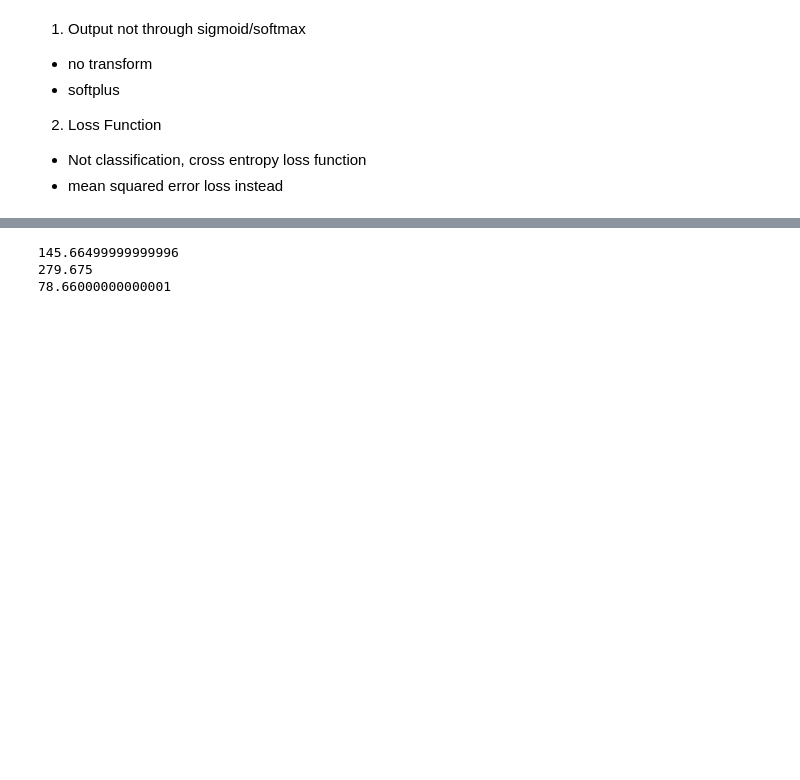
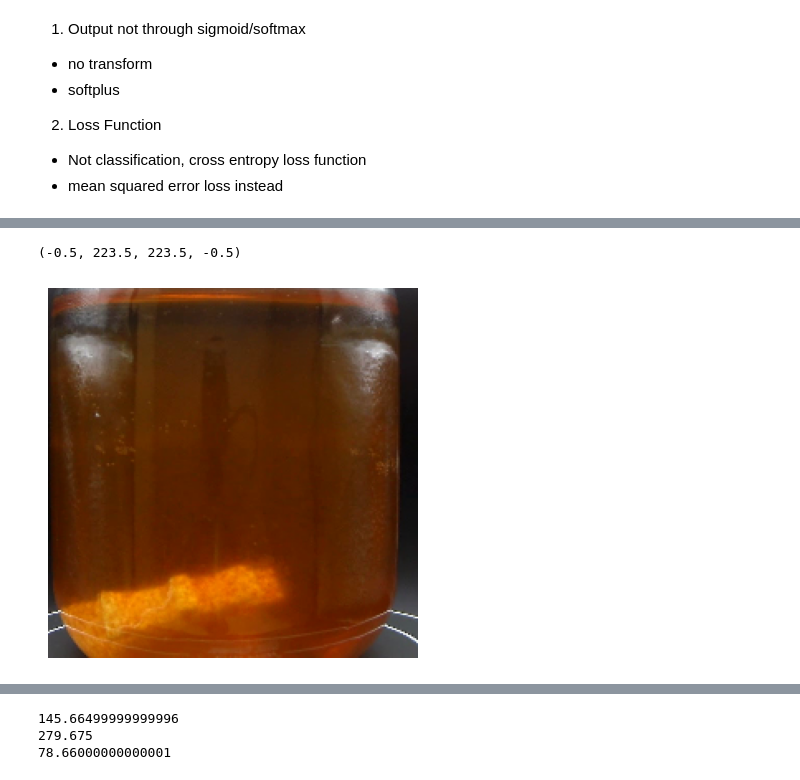
Before and after one commit to Eli-Kaplowitz/ChemTreat-Image-Analysis, a Jupyter notebook: 3D_model_testing.ipynb, the cells around one changed output, grey strips where cells are left out. Cells and saved outputs as stored; diff of their text form; code cells hidden in the pictures; blank space fills up the shorter version.

```diff
--- a/3D_model_testing.ipynb
+++ b/3D_model_testing.ipynb
@@ -385,3 +417,10 @@ for i in range(19):
+# %%
+#print one frame from video one
+plt.imshow(frames[5][19])
+plt.axis("off")
+# %% [output]
+(-0.5, 223.5, 223.5, -0.5)
+[figure, added]
 # %%
 #resize the video
 resize_video = ResizeVideo(HEIGHT, WIDTH)
```
Also changed, not shown: parts of 21 cells of this notebook.
